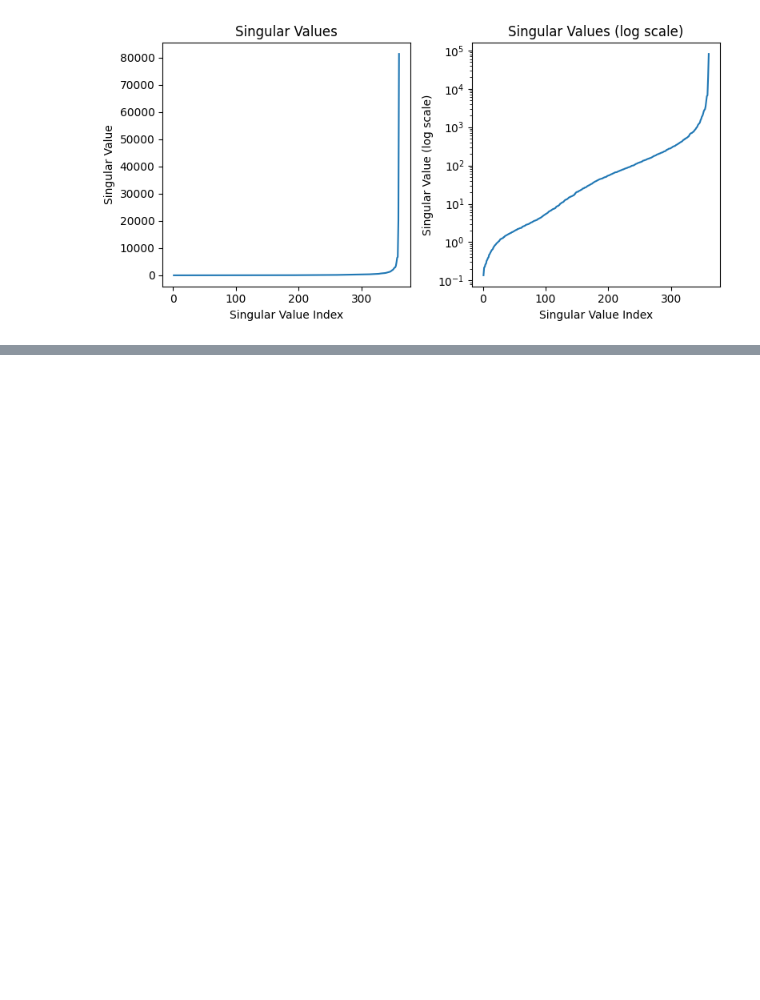
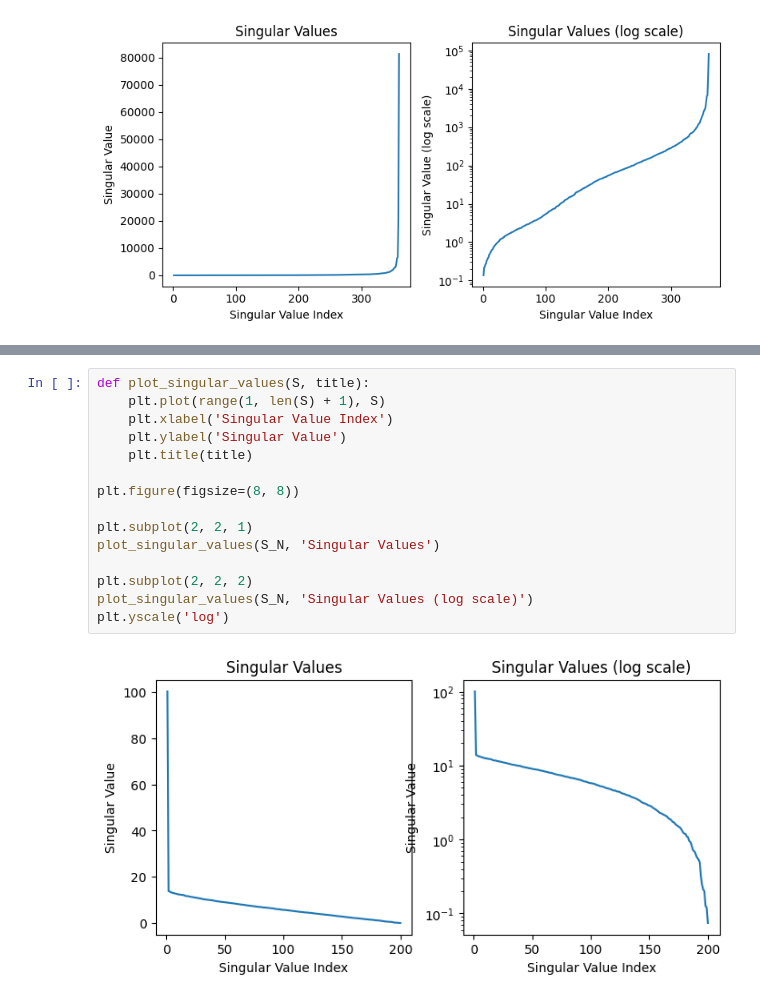
Before and after one commit to bikramjyot21139/bikramseminarMA60R24, a Jupyter notebook: bikram60r24projectimageprocessingpart1SVD.ipynb, the cells around one changed output, grey strips where cells are left out. Saved outputs shown, nothing was run; the diff lists cells and outputs as text; blank space fills up the shorter version.

```diff
--- a/bikram60r24projectimageprocessingpart1SVD.ipynb
+++ b/bikram60r24projectimageprocessingpart1SVD.ipynb
@@ -374,0 +407,17 @@ plt.show()
+# %%
+def plot_singular_values(S, title):
+    plt.plot(range(1, len(S) + 1), S)
+    plt.xlabel('Singular Value Index')
+    plt.ylabel('Singular Value')
+    plt.title(title)
+
+plt.figure(figsize=(8, 8))
+
+plt.subplot(2, 2, 1)
+plot_singular_values(S_N, 'Singular Values')
+
+plt.subplot(2, 2, 2)
+plot_singular_values(S_N, 'Singular Values (log scale)')
+plt.yscale('log')
+# %% [output]
+[figure, added]
```
Also changed, not shown: parts of 8 cells of this notebook.
